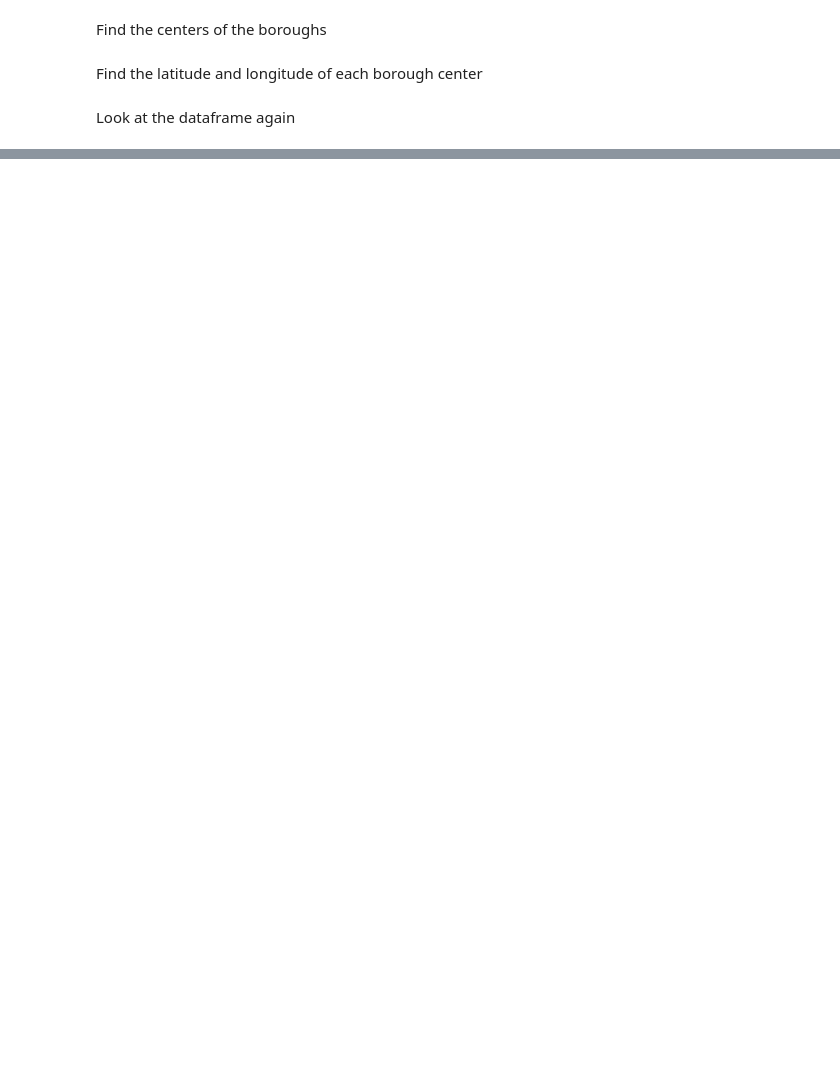
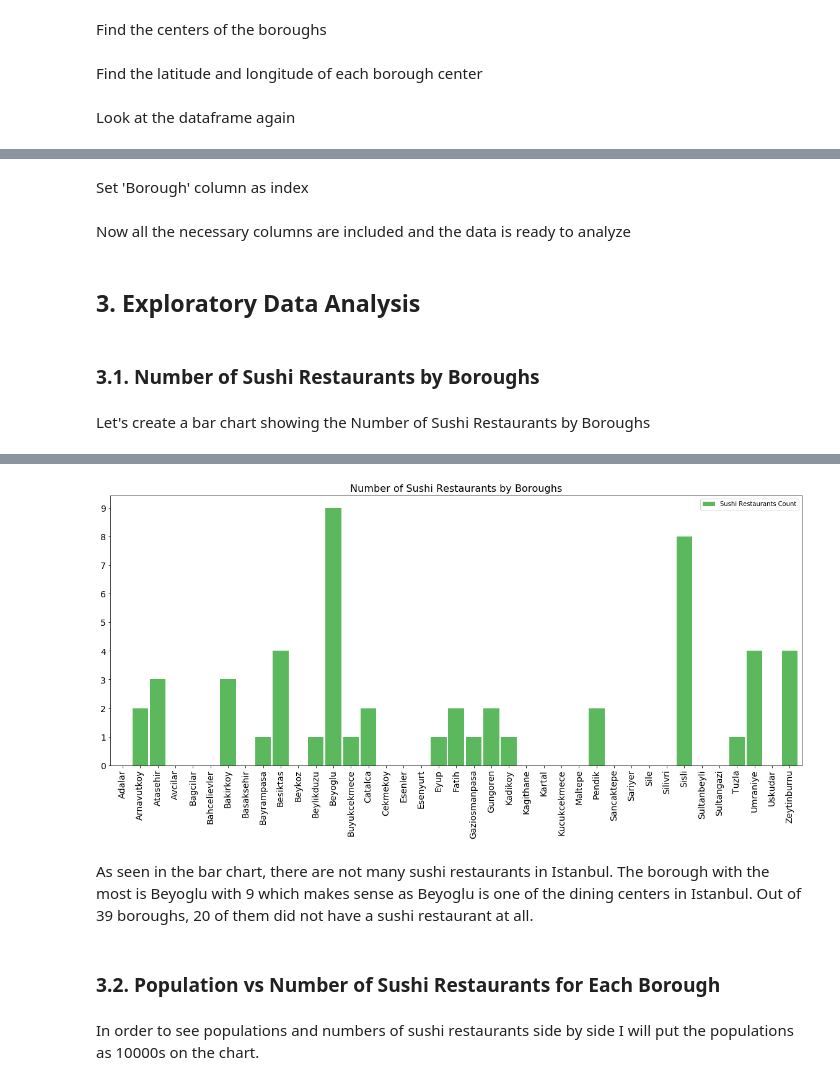
Before and after one commit to ycetindil/Coursera_Capstone, a Jupyter notebook: Week4-5_ Capstone Project.ipynb, the cells around one changed output, grey strips where cells are left out. Cells and saved outputs as stored; diff of their text form; code cells hidden in the pictures; blank space fills up the shorter version.

```diff
--- a/Week4-5_ Capstone Project.ipynb
+++ b/Week4-5_ Capstone Project.ipynb
@@ -145,0 +343,7 @@ df2
+# %%
+CLIENT_ID = 'WNWDR5N5CMGMOH0CHLIOTLS3IUHJ5TR5S0CVAHFZLFTAWSXW'
+CLIENT_SECRET = 'ZFR2JJQK2MDDRGVS4PUD2O512U5CBHLAMX424YCZNEAZQYF1'
+SUSHI_RESTAURANT_CATEGORY = '4bf58dd8d48988d1d2941735'
+VERSION = '20181231'
+LIMIT = 100 # limit of number of venues returned by Foursquare API
+RADIUS = 1000 # search radius
@@ -145,0 +381,7 @@ df2
+# %%
+# Initialize 'Sushi Restaurants Count' list
+sushi_restaurants_numbers=[]
+
+for row in df.values.tolist() :
+    Borough, geometry, Center, Latitude, Longitude, Population = row
+    sushi_restaurants_numbers.append(get_sushi_restaurant_number(Latitude,Longitude))
@@ -145,0 +412,2 @@ df2
+# %%
+df['Sushi Restaurants Count'] = sushi_restaurants_numbers
@@ -145,0 +425,28 @@ df2
+# %% [markdown]
+Set 'Borough' column as index
+# %%
+df.set_index('Borough', inplace = True)
+# %% [markdown]
+Now all the necessary columns are included and the data is ready to analyze
+# %% [markdown]
+## 3. Exploratory Data Analysis ##
+# %% [markdown]
+### 3.1. Number of Sushi Restaurants by Boroughs ###
+# %% [markdown]
+Let's create a bar chart showing the Number of Sushi Restaurants by Boroughs
+# %%
+df[['Sushi Restaurants Count']].plot(kind='bar',
+                                    width=0.9,
+                                    figsize=(20, 8),
+                                    color=['#5cb85c', '#5bc0de'],
+                                    fontsize=14)
+
+plt.title("Number of Sushi Restaurants by Boroughs", fontsize=16)
+plt.yticks(np.arange(min(df['Sushi Restaurants Count']), max(df['Sushi Restaurants Count']) + 1, 1))
+ax1 = plt.axes()
+x_axis = ax1.axes.get_xaxis()
+x_label = x_axis.get_label()
+x_label.set_visible(False)
+
+plt.show()
+# %% [output]
@@ -145,0 +455,7 @@ df2
+[figure, added]
+# %% [markdown]
+As seen in the bar chart, there are not many sushi restaurants in Istanbul. The borough with the most is Beyoglu with 9 which makes sense as Beyoglu is one of the dining centers in Istanbul. Out of 39 boroughs, 20 of them did not have a sushi restaurant at all.
+# %% [markdown]
+### 3.2. Population vs Number of Sushi Restaurants for Each Borough ###
+# %% [markdown]
+In order to see populations and numbers of sushi restaurants side by side I will put the populations as 10000s on the chart.
```
Also changed, not shown: parts of 90 cells of this notebook, 1 other file.
